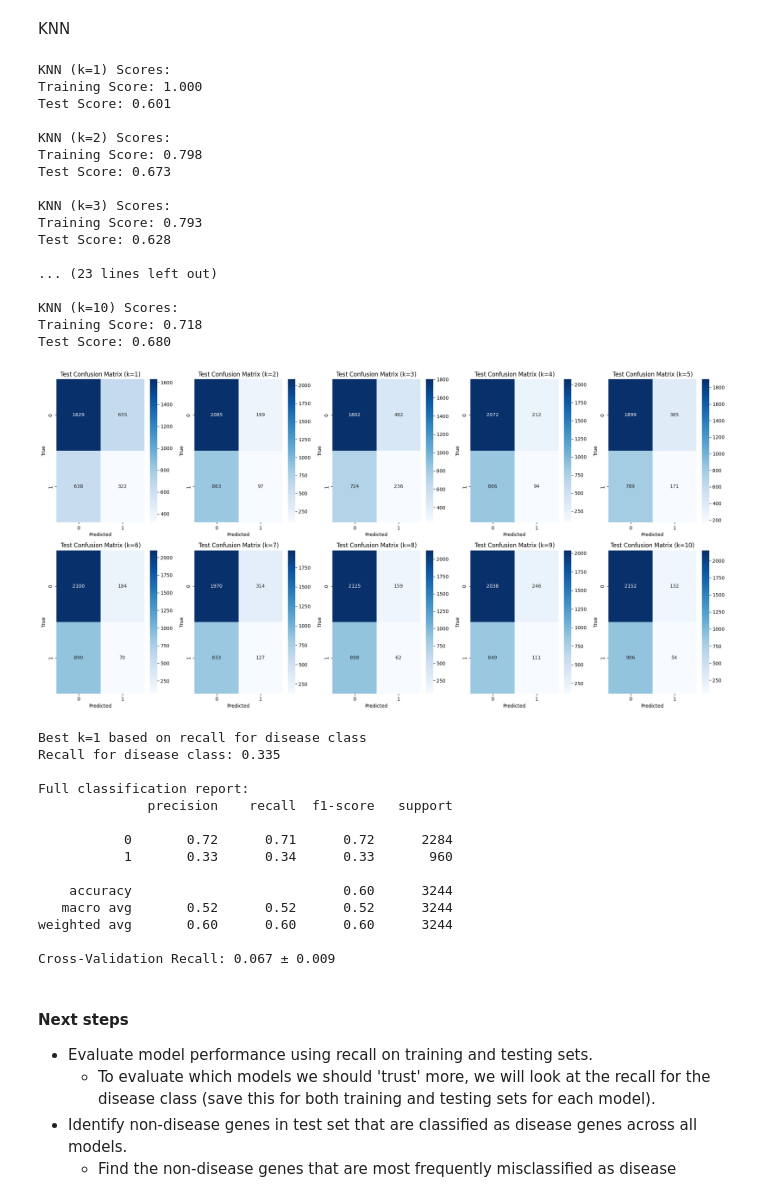
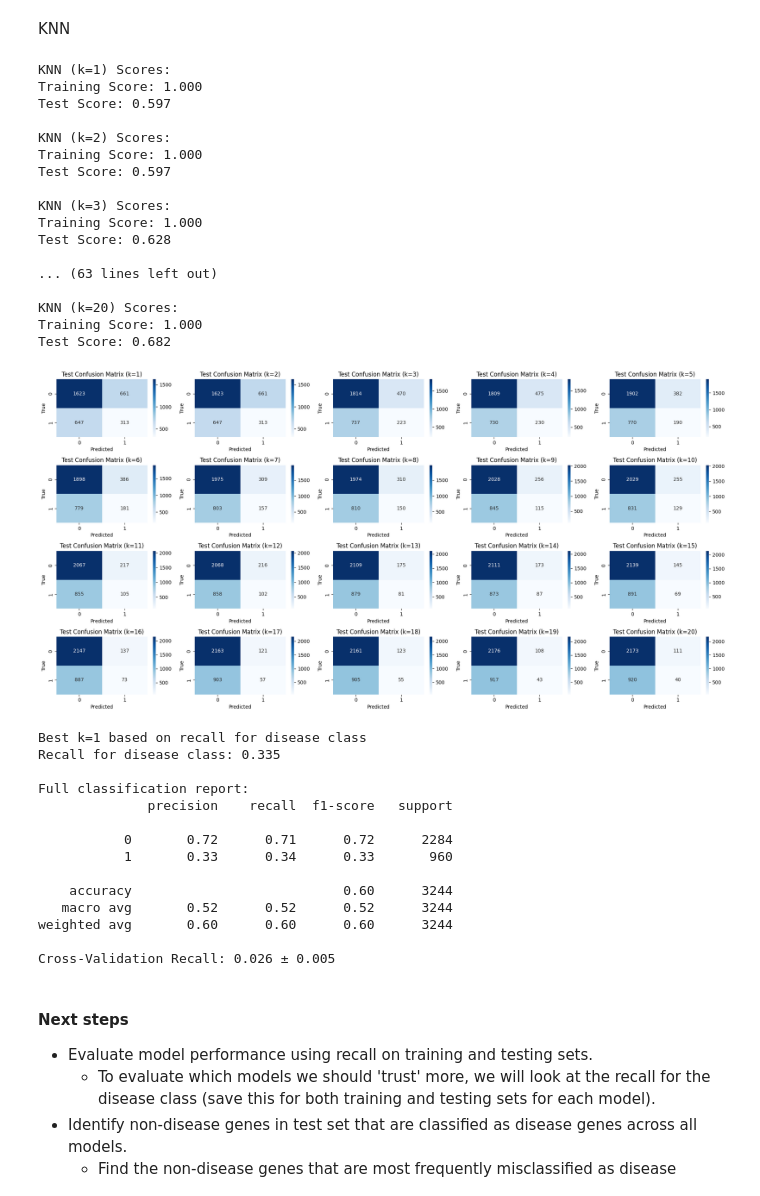
Before and after one commit to alexander-ratzan/disease_gene_classification, a Jupyter notebook: classifiers/main_classifiers_new_updated.ipynb, the cells around one changed output. Cells and saved outputs as stored; diff of their text form; code cells hidden in the pictures.

Commit message:
final updated classifiers

```diff
--- a/classifiers/main_classifiers_new_updated.ipynb
+++ b/classifiers/main_classifiers_new_updated.ipynb
@@ -361,8 +143,8 @@ from sklearn.linear_model import LogisticRegressionCV
 logreg_cv = LogisticRegressionCV(
     Cs=10,
     cv=5,
-    penalty='l2',
-    solver='lbfgs',
+    penalty='l1',
+    solver='liblinear',
     max_iter=1000,
     random_state=42,
     scoring='recall',           # Changed from accuracy to f1 to better handle imbalance
@@ -388,10 +170,6 @@ y_pred_proba = logreg_cv.predict_proba(X_test)
 print("\nClassification Report:")
 print(classification_report(y_test, y_pred))
 
-# Average Cross-Validated Recall
-cv_recall = cross_val_score(logreg_cv, X_train, y_train, cv=StratifiedKFold(n_splits=5), scoring='recall')
-print(f"Cross-Validation Recall: {cv_recall.mean():.3f} ± {cv_recall.std():.3f}")
-
 # Generate confusion matrices for both training and test sets
 y_train_pred = logreg_cv.predict(X_train)
 train_cm = confusion_matrix(y_train, y_train_pred)
@@ -442,7 +218,7 @@ from sklearn.svm import SVC
 # Initialize SVC with balanced class weights and adjusted parameters
 svc = SVC(
     C=1.0,
-    kernel='rbf',
+    kernel='sigmoid',
     gamma='scale',
     random_state=42,
     probability=True,
@@ -610,9 +386,9 @@ from sklearn.metrics import recall_score
 # KNN with different numbers of neighbors
 plt.figure(figsize=(20, 10))
 
-for n in range(1, 11):
+for n in range(1, 21):
     # Create and train KNN model
-    knn = KNeighborsClassifier(n_neighbors=n)
+    knn = KNeighborsClassifier(n_neighbors=n, weights='distance', leaf_size=50, metric='minkowski', p=1)
     knn.fit(X_train, y_train)
 
     # Get training and test scores
@@ -632,7 +408,7 @@ for n in range(1, 11):
     test_cm = confusion_matrix(y_test, y_test_pred)
 
     # Plot confusion matrices
-    plt.subplot(2, 5, n)
+    plt.subplot(4, 5, n)
     sns.heatmap(test_cm, annot=True, fmt='d', cmap='Blues')
     plt.title(f'Test Confusion Matrix (k={n})')
     plt.xlabel('Predicted')
@@ -642,49 +418,49 @@ plt.tight_layout()
 plt.show()
 # Find best k based on recall for disease class (1)
 recalls = []
-k_values = range(1,11)
+k_values = range(1,21)
 
 for k in k_values:
     knn = KNeighborsClassifier(n_neighbors=k)
     knn.fit(X_train, y_train)
     y_pred = knn.predict(X_test)
     recall = recall_score(y_test, y_pred, pos_label=1)
     recalls.append(recall)
 
 best_k = k_values[np.argmax(recalls)]
 
 # Train final model with best k
 best_knn = KNeighborsClassifier(n_neighbors=best_k)
 best_knn.fit(X_train, y_train)
 y_pred = best_knn.predict(X_test)
 
 print(f"\nBest k={best_k} based on recall for disease class")
 print(f"Recall for disease class: {recalls[best_k-1]:.3f}")
 print("\nFull classification report:")
 print(classification_report(y_test, y_pred))
 
 # Average Cross-Validated Recall
 cv_recall = cross_val_score(knn, X_train, y_train, cv=StratifiedKFold(n_splits=5), scoring='recall')
 print(f"Cross-Validation Recall: {cv_recall.mean():.3f} ± {cv_recall.std():.3f}")
 # %% [output]
 KNN (k=1) Scores:
 Training Score: 1.000
-Test Score: 0.601
+Test Score: 0.597
 
 KNN (k=2) Scores:
-Training Score: 0.798
-Test Score: 0.673
+Training Score: 1.000
+Test Score: 0.597
 
 KNN (k=3) Scores:
-Training Score: 0.793
+Training Score: 1.000
 Test Score: 0.628
 
-... (23 lines left out)
+... (63 lines left out)
 
-KNN (k=10) Scores:
-Training Score: 0.718
-Test Score: 0.680
+KNN (k=20) Scores:
+Training Score: 1.000
+Test Score: 0.682
-[figure, old version]
+[figure, new version]
 Best k=1 based on recall for disease class
 Recall for disease class: 0.335
 
@@ -698,7 +474,7 @@ Full classification report:
    macro avg       0.52      0.52      0.52      3244
 weighted avg       0.60      0.60      0.60      3244
 
-Cross-Validation Recall: 0.067 ± 0.009
+Cross-Validation Recall: 0.026 ± 0.005
 # %% [markdown]
 #### Next steps
 - Evaluate model performance using recall on training and testing sets.
```
Also changed, not shown: parts of 18 cells of this notebook.
